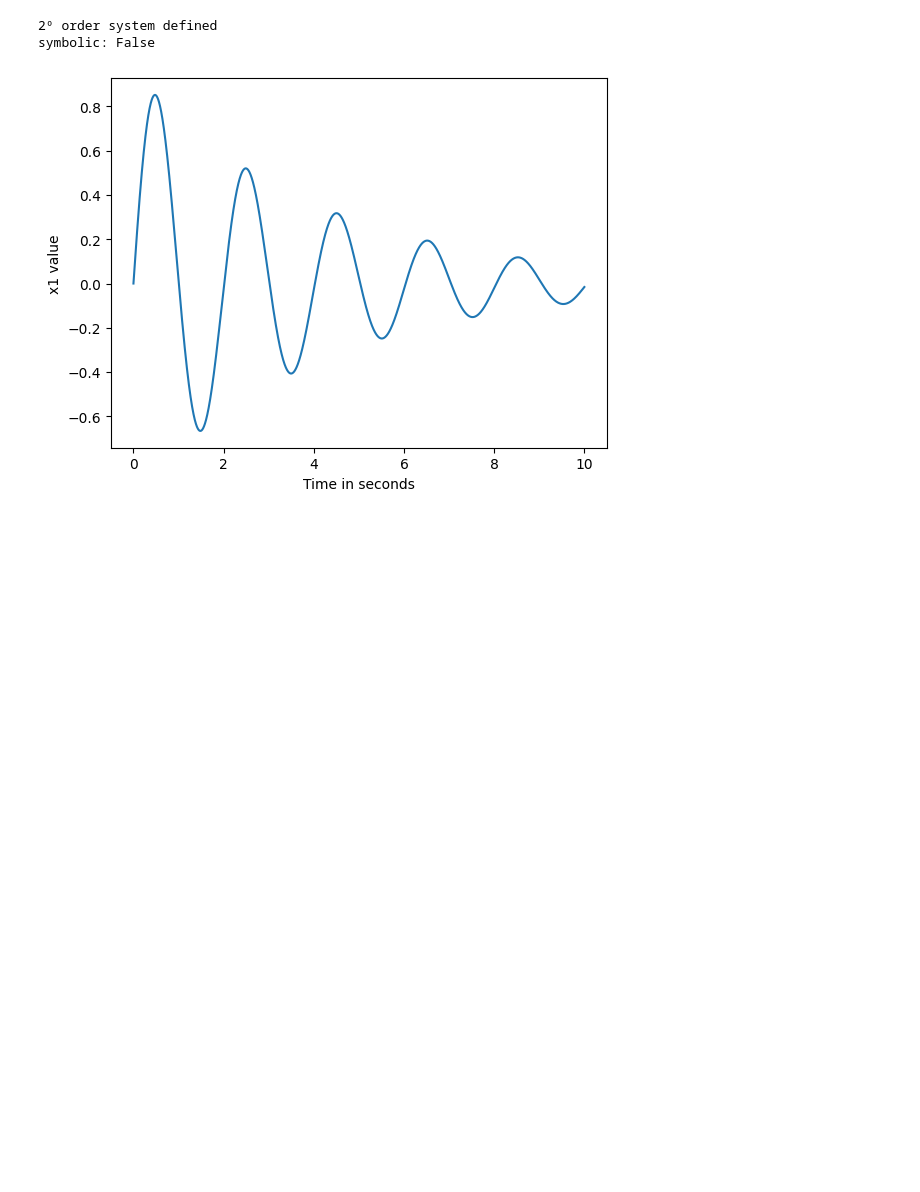
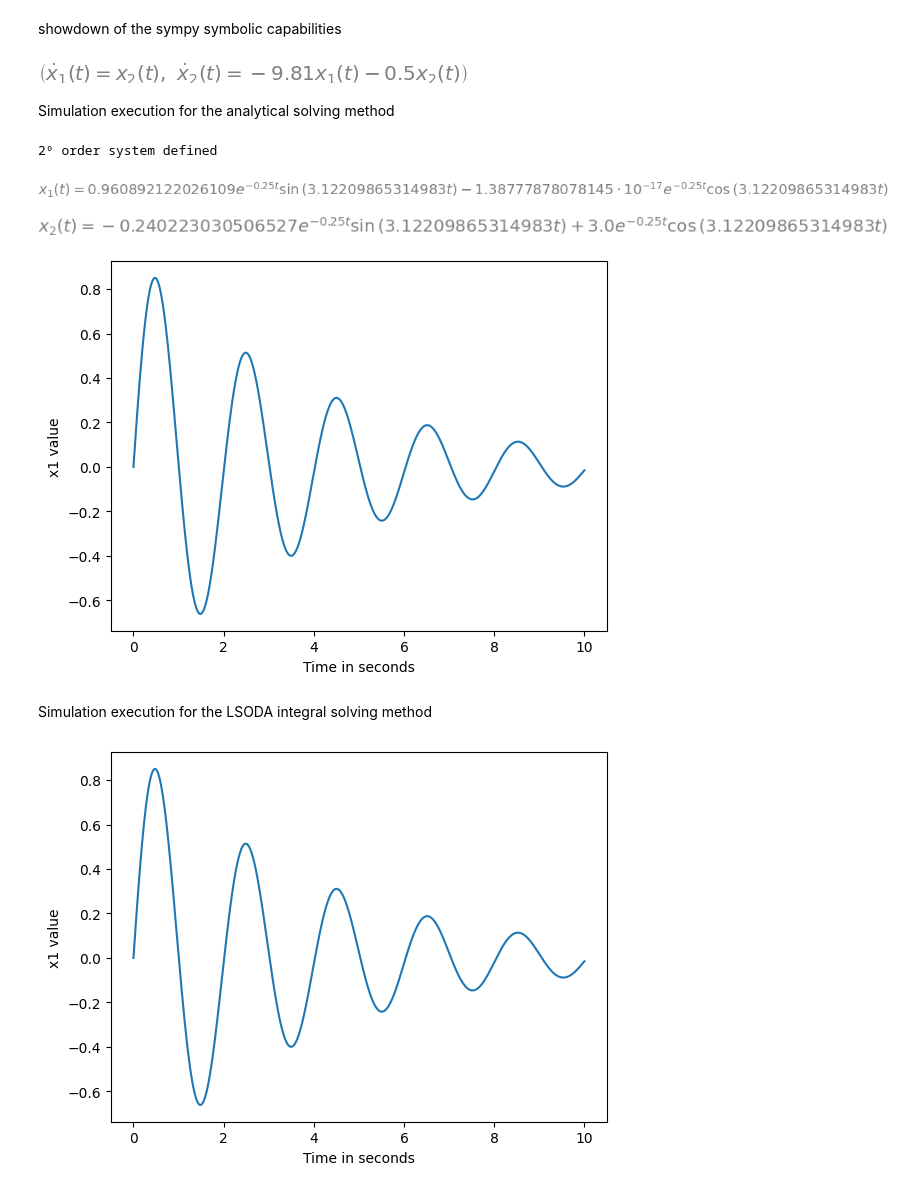
Before and after one commit to Isaacif/PyControlGym, a Jupyter notebook: pendulum.ipynb, the cells around one changed output. Drawn from its saved outputs; the diff is of its cells as text; code cells hidden in the pictures; blank space fills up the shorter version.

```diff
--- a/pendulum.ipynb
+++ b/pendulum.ipynb
@@ -16,8 +33,26 @@ def x2_dot(*states):
+# %% [markdown]
+showdown of the sympy symbolic capabilities
+# %%
+x1_dot(), x2_dot()
+# %% [output]
+[figure, added]
+# %% [markdown]
+Simulation execution for the analytical solving method
+# %%
+x1_d = x1_dot()
+x2_d = x2_dot()
+Solver = ss.state_space((x1, x2), *[x1_d, x2_d])
+Solver.runSimulation(0, 10, 0.01, *[0, 3], solve_method='ana')
+Solver.plot2DResults(1)
+# %% [output]
+2º order system defined
+[figure, added]
+[figure, added]
+[figure, added]
+# %% [markdown]
+Simulation execution for the LSODA integral solving method
 # %%
-Solver = state_space.state_space("euler", *[x1_dot, x2_dot])
-Solver.runSimulation(0, 10, 0.001, *[0, 3])
-Solver.plot2DResults("num", 1)
+Solver.runSimulation(0, 10, 0.01, *[0, 3], solve_method='int')
+Solver.plot2DResults(1)
 # %% [output]
-2º order system defined
-symbolic: False
 [figure]
```
Also changed, not shown: parts of 8 cells of this notebook, 2 other files.
